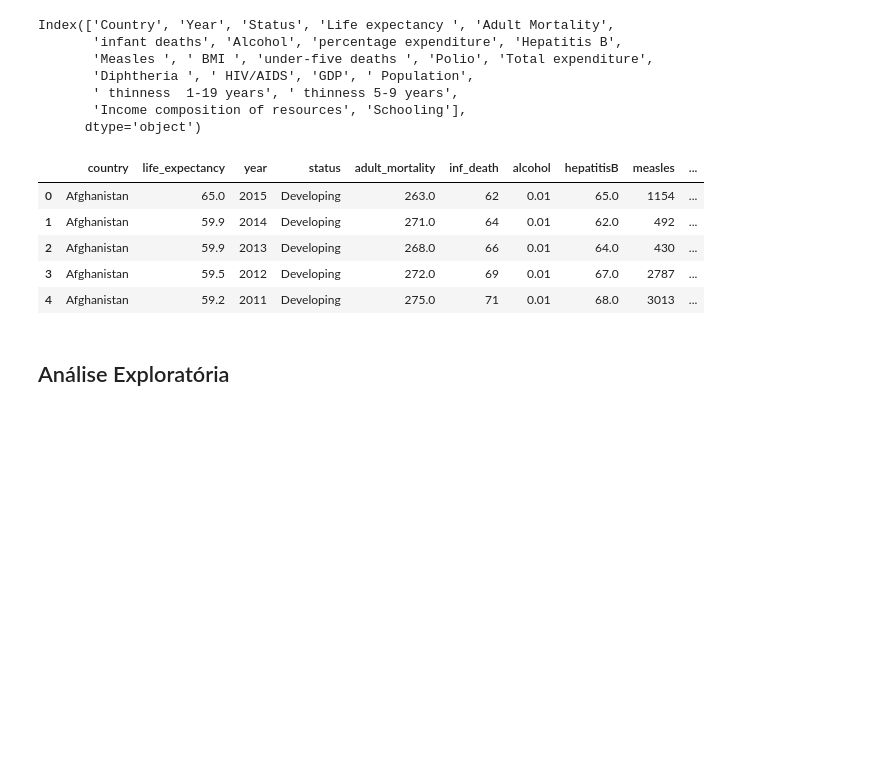
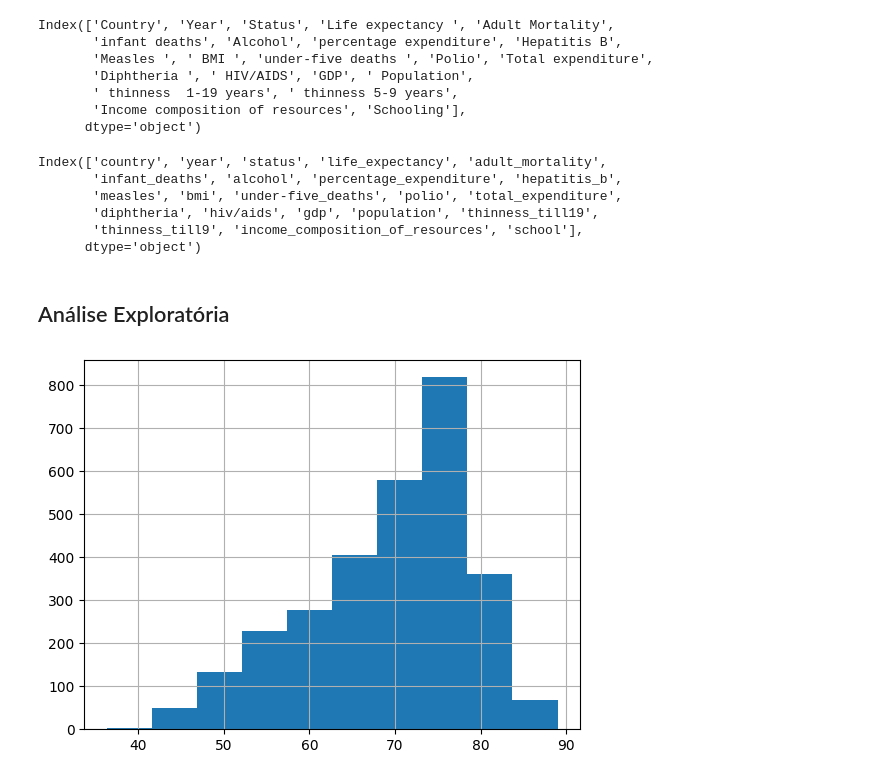
Before and after one commit to evandroviero/formacao-cientista-dados-dsa, a Jupyter notebook: DS para Análise Multivariada de Dados/Projeto 03/projeto_03.ipynb, the cells around one changed output. Saved outputs shown, nothing was run; the diff lists cells and outputs as text; code cells hidden in the pictures; blank space fills up the shorter version.

```diff
--- a/DS para Análise Multivariada de Dados/Projeto 03/projeto_03.ipynb
+++ b/DS para Análise Multivariada de Dados/Projeto 03/projeto_03.ipynb
@@ -53,26 +53,23 @@ Index(['Country', 'Year', 'Status', 'Life expectancy ', 'Adult Mortality',
        ' thinness  1-19 years', ' thinness 5-9 years',
        'Income composition of resources', 'Schooling'],
       dtype='object')
-# %%
-df = pd.DataFrame({'country': df['Country'],
-                       'life_expectancy': df['Life expectancy '],
-                       'year': df['Year'],
-                       'status': df['Status'],
-                       'adult_mortality': df['Adult Mortality'],
-                       'inf_death': df['infant deaths'],
-                       'alcohol': df['Alcohol'],
-                       'hepatitisB': df['Hepatitis B'],
-                       'measles': df['Measles '],
-                       'bmi': df[' BMI '],
-                       'polio': df['Polio'],
-                       'diphtheria': df['Diphtheria '],
-                       'hiv': df[' HIV/AIDS'],
-                       'gdp': df['GDP'],
-                       'total_expenditure': df['Total expenditure'],
-                       'thinness_till19': df[' thinness  1-19 years'],
-                       'thinness_till9': df[' thinness 5-9 years'],
-                       'school': df['Schooling'],
-                       'population': df[' Population']})
+# %%
+def tratar_nomes_colunas(df):
+    df.columns = df.columns.str.strip().str.lower().str.replace(' ', '_')
+    df = df.rename(columns={"thinness__1-19_years":"thinness_till19",
+                            "thinness_5-9_years": "thinness_till9",
+                            "schooling": "school"})
+    return df
+
+df = tratar_nomes_colunas(df)
+print(df.columns)
+# %% [output]
+Index(['country', 'year', 'status', 'life_expectancy', 'adult_mortality',
+       'infant_deaths', 'alcohol', 'percentage_expenditure', 'hepatitis_b',
+       'measles', 'bmi', 'under-five_deaths', 'polio', 'total_expenditure',
+       'diphtheria', 'hiv/aids', 'gdp', 'population', 'thinness_till19',
+       'thinness_till9', 'income_composition_of_resources', 'school'],
+      dtype='object')
 # %%
 # Cria um dicionário com a descrição de cada variável
 df_dict = {
@@ -96,14 +93,9 @@ df_dict = {
     "school": "Número médio de anos de escolaridade.",
     "population": "População total do país."
 }
-# %%
-df.head()
-# %% [output]
-|  | country | life_expectancy | year | status | adult_mortality | inf_death | alcohol | hepatitisB | measles | ... |
-| 0 | Afghanistan | 65.0 | 2015 | Developing | 263.0 | 62 | 0.01 | 65.0 | 1154 | ... |
-| 1 | Afghanistan | 59.9 | 2014 | Developing | 271.0 | 64 | 0.01 | 62.0 | 492 | ... |
-| 2 | Afghanistan | 59.9 | 2013 | Developing | 268.0 | 66 | 0.01 | 64.0 | 430 | ... |
-| 3 | Afghanistan | 59.5 | 2012 | Developing | 272.0 | 69 | 0.01 | 67.0 | 2787 | ... |
-| 4 | Afghanistan | 59.2 | 2011 | Developing | 275.0 | 71 | 0.01 | 68.0 | 3013 | ... |
 # %% [markdown]
 ## Análise Exploratória
+# %%
+df['life_expectancy'].hist();
+# %% [output]
+[figure, added]
```
Also changed, not shown: parts of 36 cells of this notebook.
